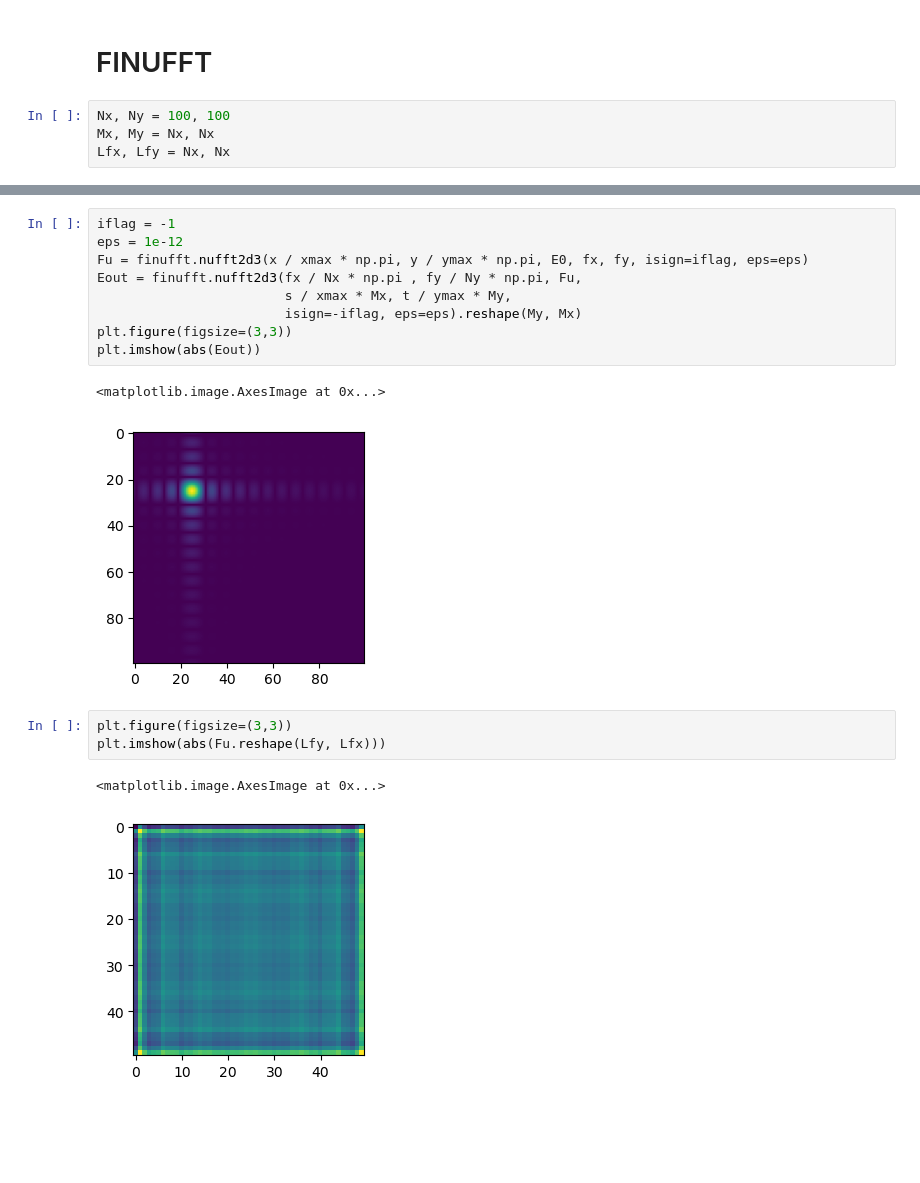
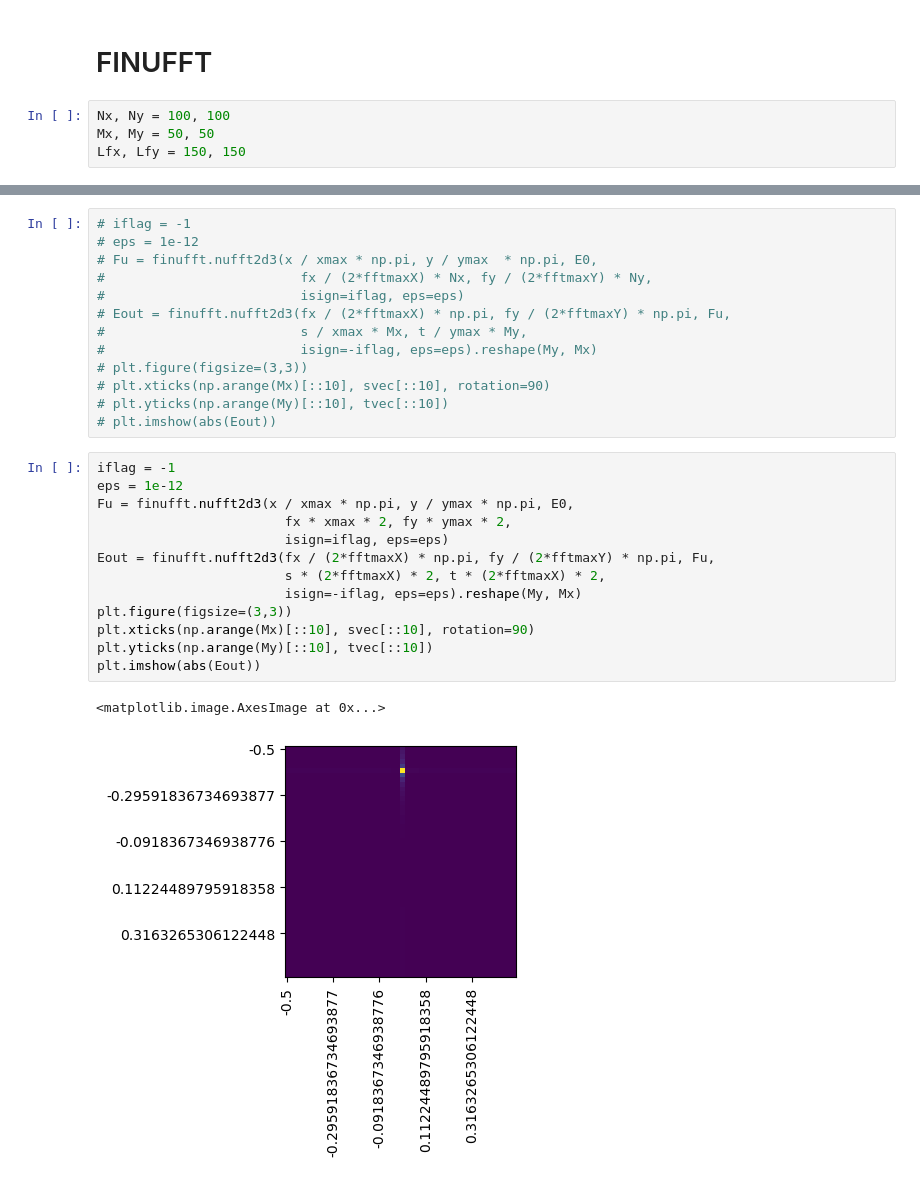
Before and after one commit to whywww/ASASM, a Jupyter notebook: test.ipynb, the cells around one changed output, grey strips where cells are left out. Drawn from its saved outputs; the diff is of its cells as text; blank space fills up the shorter version.

```diff
--- a/test.ipynb
+++ b/test.ipynb
@@ -6,6 +6,6 @@ import finufft
 # FINUFFT
 # %%
 Nx, Ny = 100, 100
-Mx, My = Nx, Nx
-Lfx, Lfy = Nx, Nx
+Mx, My = 50, 50
+Lfx, Lfy = 150, 150
 # %%
@@ -47,18 +50,29 @@ Deprecated in NumPy 1.20; for more details and guidance: https://numpy.org/devdo
 # %%
-iflag = -1
-eps = 1e-12
-Fu = finufft.nufft2d3(x / xmax * np.pi, y / ymax * np.pi, E0, fx, fy, isign=iflag, eps=eps)
-Eout = finufft.nufft2d3(fx / Nx * np.pi , fy / Ny * np.pi, Fu,
-                        s / xmax * Mx, t / ymax * My,
-                        isign=-iflag, eps=eps).reshape(My, Mx)
-plt.figure(figsize=(3,3))
-plt.imshow(abs(Eout))
+# iflag = -1
+# eps = 1e-12
+# Fu = finufft.nufft2d3(x / xmax * np.pi, y / ymax  * np.pi, E0,
+#                         fx / (2*fftmaxX) * Nx, fy / (2*fftmaxY) * Ny,
+#                         isign=iflag, eps=eps)
+# Eout = finufft.nufft2d3(fx / (2*fftmaxX) * np.pi, fy / (2*fftmaxY) * np.pi, Fu,
+#                         s / xmax * Mx, t / ymax * My,
+#                         isign=-iflag, eps=eps).reshape(My, Mx)
+# plt.figure(figsize=(3,3))
+# plt.xticks(np.arange(Mx)[::10], svec[::10], rotation=90)
+# plt.yticks(np.arange(My)[::10], tvec[::10])
+# plt.imshow(abs(Eout))
-# %% [output]
-<matplotlib.image.AxesImage at 0x...>
-[figure, removed]
-# %%
-plt.figure(figsize=(3,3))
-plt.imshow(abs(Fu.reshape(Lfy, Lfx)))
-# %% [output]
-<matplotlib.image.AxesImage at 0x...>
-[figure, removed]
+# %%
+iflag = -1
+eps = 1e-12
+Fu = finufft.nufft2d3(x / xmax * np.pi, y / ymax * np.pi, E0,
+                        fx * xmax * 2, fy * ymax * 2,
+                        isign=iflag, eps=eps)
+Eout = finufft.nufft2d3(fx / (2*fftmaxX) * np.pi, fy / (2*fftmaxY) * np.pi, Fu,
+                        s * (2*fftmaxX) * 2, t * (2*fftmaxX) * 2,
+                        isign=-iflag, eps=eps).reshape(My, Mx)
+plt.figure(figsize=(3,3))
+plt.xticks(np.arange(Mx)[::10], svec[::10], rotation=90)
+plt.yticks(np.arange(My)[::10], tvec[::10])
+plt.imshow(abs(Eout))
+# %% [output]
+<matplotlib.image.AxesImage at 0x...>
+[figure, added]
```
Also changed, not shown: parts of 5 cells of this notebook, 18 other files.
